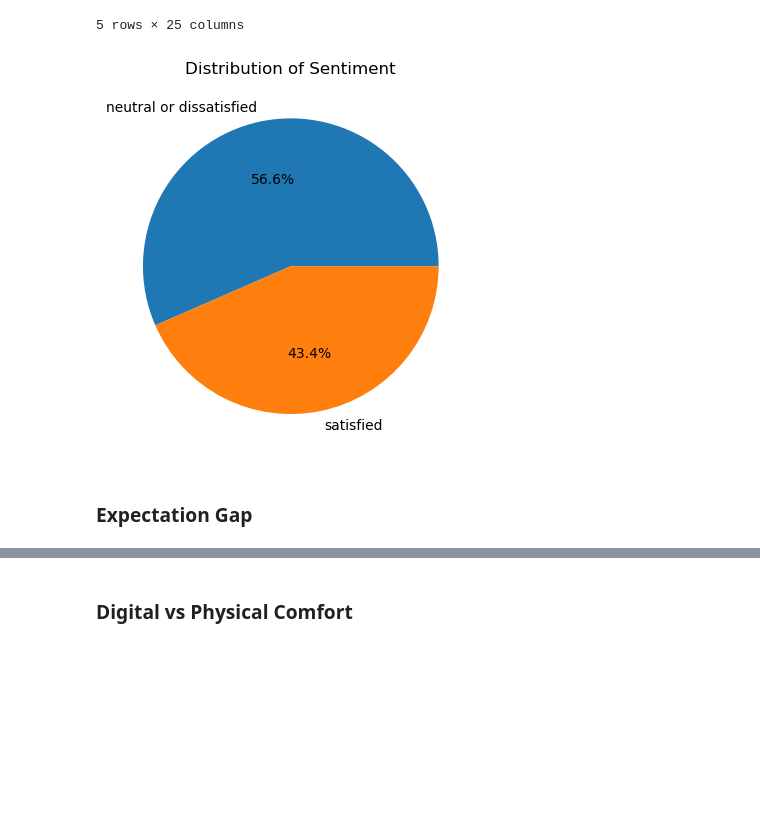
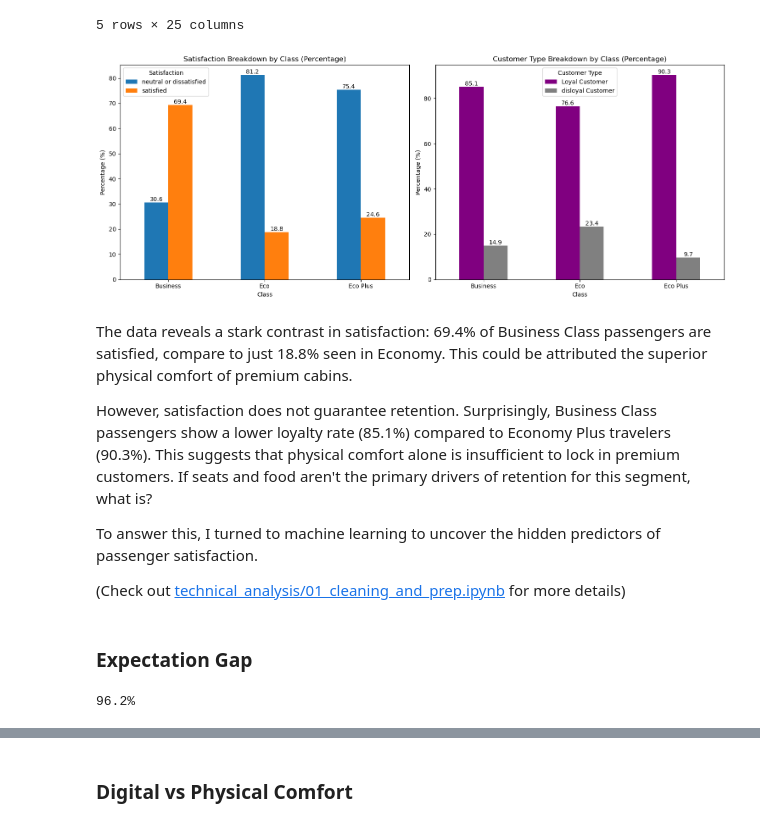
Before and after one commit to T-Godwins/airline-project, a Jupyter notebook: detailed_analysis/airline_sentiment_story.ipynb, the cells around one changed output, grey strips where cells are left out. Drawn from its saved outputs; the diff is of its cells as text; code cells hidden in the pictures; blank space fills up the shorter version.

```diff
--- a/detailed_analysis/airline_sentiment_story.ipynb
+++ b/detailed_analysis/airline_sentiment_story.ipynb
@@ -26,16 +27,52 @@ display(df.head())
 | 4 | 119299 | Male | Loyal Customer | 61 | Business travel | Business | 214 | ... |
 5 rows × 25 columns
 # %%
-# Plot distribution of Sentiment
-fig, ax = plt.subplots()
-ax.pie(
-    df["satisfaction"].value_counts(),
-    labels=df["satisfaction"].value_counts().index,
-    autopct="%1.1f%%"
-)
-ax.set_title("Distribution of Sentiment")
+# Plot Satisfaction Breakdown by Class
+satisfaction_counts = pd.crosstab(df['Class'], df['satisfaction'])
+satisfaction_pct = (pd.crosstab(df['Class'], df['satisfaction'], normalize='index') * 100).round(1)
+
+# Plot Loyalty Breakdown by Class
+loyal_counts = pd.crosstab(df['Class'], df['Customer Type'])
+loyal_pct = (pd.crosstab(df['Class'], df['Customer Type'], normalize='index') * 100).round(1)
+
+
+fig, ax = plt.subplots(1, 2, figsize=(15, 6))
+satisfaction_pct.plot(kind='bar', ax=ax[0])
+ax[0].bar_label(ax[0].containers[0])
+ax[0].bar_label(ax[0].containers[1])
+ax[0].set_title('Satisfaction Breakdown by Class (Percentage)')
+ax[0].set_xlabel('Class')
+ax[0].set_ylabel('Percentage (%)')
+ax[0].legend(title='Satisfaction')
+ax[0].set_xticklabels(ax[0].get_xticklabels(), rotation=0)
+
+
+loyal_pct.plot(kind='bar', ax=ax[1], color=['purple', 'grey'])
+ax[1].bar_label(ax[1].containers[0])
+ax[1].bar_label(ax[1].containers[1])
+ax[1].set_title('Customer Type Breakdown by Class (Percentage)')
+ax[1].set_xlabel('Class')
+ax[1].set_ylabel('Percentage (%)')
+ax[1].legend(title='Customer Type')
+ax[1].set_xticklabels(ax[1].get_xticklabels(), rotation=0)
+
+plt.tight_layout()
 plt.show()
 # %% [output]
-[figure, old version]
+[figure, new version]
+# %% [markdown]
+The data reveals a stark contrast in satisfaction: 69.4% of Business Class passengers are satisfied, compare to just 18.8% seen in Economy. This could be attributed the superior physical comfort of premium cabins.
+
+However, satisfaction does not guarantee retention. Surprisingly, Business Class passengers show a lower loyalty rate (85.1%) compared to Economy Plus travelers (90.3%). This suggests that physical comfort alone is insufficient to lock in premium customers. If seats and food aren't the primary drivers of retention for this segment, what is?
+
+To answer this, I turned to machine learning to uncover the hidden predictors of passenger satisfaction.
+
+(Check out [technical_analysis/01_cleaning_and_prep.ipynb](../technical_analysis/01_cleaning_and_prep.ipynb) for more details)
 # %% [markdown]
 ### Expectation Gap
+# %%
+# Load the baseline model
+baseline_model_data = pickle.load(open('../models/baseline_model.pkl', 'rb'))
+print(f'{(baseline_model_data['accuracy'] * 100):.1f}%')
+# %% [output]
+96.2%
```
Also changed, not shown: parts of 5 cells of this notebook, 3 other files.
